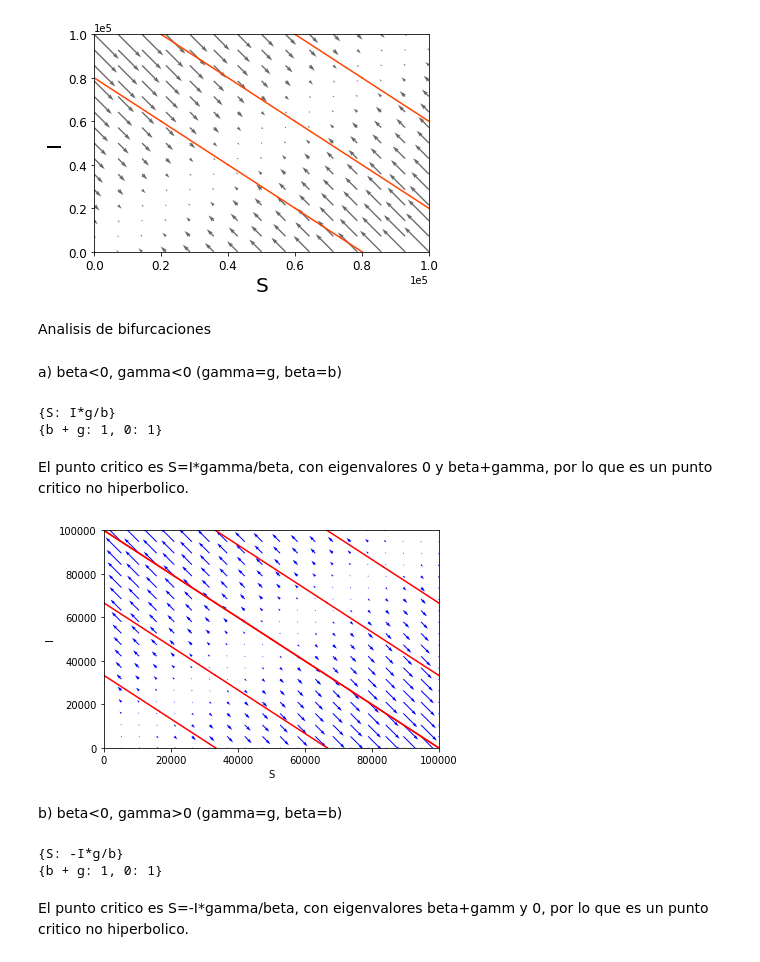
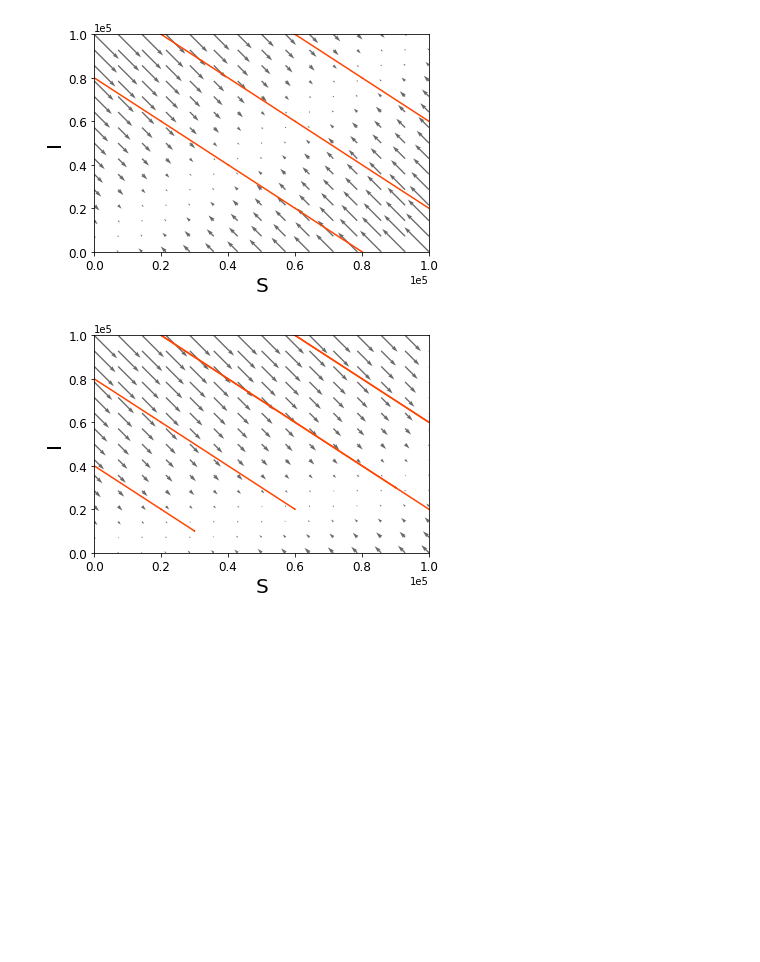
Before and after one commit to deleonja/dynamical-sys, a Jupyter notebook: ModeloSIS(no infeccioso).ipynb, the cells around one changed output. Drawn from its saved outputs; the diff is of its cells as text; code cells hidden in the pictures; blank space fills up the shorter version.

```diff
--- a/ModeloSIS(no infeccioso).ipynb
+++ b/ModeloSIS(no infeccioso).ipynb
@@ -67,79 +65,40 @@ plt.savefig("SIS.pdf")
 plt.show()
 # %% [output]
 [figure]
-# %% [markdown]
-Analisis de bifurcaciones
-# %% [markdown]
-a) beta<0, gamma<0 (gamma=g, beta=b)
-# %%
-#puntos criticos
-P=b*S-g*I
-Q=-b*S+g*I
-#establecer P(S,I)=0 y Q(S,I)=0
-Peqn=Eq(P,0)
-Qeqn=Eq(Q,0)
-print(solve((Peqn,Qeqn),S,I))
-#Eigenvalores y eigenvectores
-M=Matrix([[b,-g],[-b,g]])
-print(M.eigenvals())
-# %% [output]
-{S: I*g/b}
-{b + g: 1, 0: 1}
-# %% [markdown]
-El punto critico es S=I*gamma/beta, con eigenvalores 0 y beta+gamma, por lo que es un punto critico no hiperbolico.
 # %%
-#sistema dS/dt=-b*S+g*I, dI/dt=b*S-g*I con beta<0, gamma<0
-b=-1
-g=-1
+b=1
+g=3
 def dx_dt(x,t):
     return [ -b*x[0]+g*x[1] , b*x[0]-g*x[1] ]
 #trayectorias en tiempo hacia adelante
 ts=np.linspace(0,10,500)
-ic=np.linspace(0,100000,4)
+ic=np.linspace(20000,100000,3)
 for r in ic:
     for s in ic:
         x0=[r,s]
         xs=odeint(dx_dt,x0,ts)
-        plt.plot(xs[:,0],xs[:,1],"r-")
+        plt.plot(xs[:,0],xs[:,1],"-", color="orangered", lw=1.5)
 #trayectorias en tiempo hacia atras
 ts=np.linspace(0,-10,500)
-ic=np.linspace(0,100000,4)
+ic=np.linspace(20000,100000,3)
 for r in ic:
     for s in ic:
         x0=[r,s]
         xs=odeint(dx_dt,x0,ts)
-        plt.plot(xs[:,0],xs[:,1],"r-")
+        plt.plot(xs[:,0],xs[:,1],"-", color="orangered", lw=1.5)
 #etiquetas de ejes y estilo de letra
-plt.xlabel('S',fontsize=10)
-plt.ylabel('I',fontsize=10)
-plt.tick_params(labelsize=10)
+plt.xlabel('S',fontsize=20)
+plt.ylabel('I',fontsize=20)
+plt.tick_params(labelsize=12)
+plt.ticklabel_format(style="sci", scilimits=(0,0))
 plt.xlim(0,100000)
 plt.ylim(0,100000)
 #campo vectorial
-X,Y=np.mgrid[0:100000:20j,0:100000:20j]
+X,Y=np.mgrid[0:100000:15j,0:100000:15j]
 u=-b*X+g*Y
 v=b*X-g*Y
-pl.quiver(X,Y,u,v,color='b')
-plt.savefig("SISnoinf01.pdf")
+pl.quiver(X,Y,u,v,color='dimgray')
 plt.show()
 # %% [output]
-[figure, old version]
+[figure, new version]
-# %% [markdown]
-b) beta<0, gamma>0 (gamma=g, beta=b)
-# %%
-#puntos criticos
-P=b*S+g*I
-Q=-b*S-g*I
-#establecer P(S,I)=0 y Q(S,I)=0
-Peqn=Eq(P,0)
-Qeqn=Eq(Q,0)
-print(solve((Peqn,Qeqn),S,I))
-#Eigenvalores y eigenvectores
-M=Matrix([[b,-g],[-b,g]])
-print(M.eigenvals())
-# %% [output]
-{S: -I*g/b}
-{b + g: 1, 0: 1}
-# %% [markdown]
-El punto critico es S=-I*gamma/beta, con eigenvalores beta+gamm y 0, por lo que es un punto critico no hiperbolico.
 # %%
```
Also changed, not shown: parts of 20 cells of this notebook, 5 other files.
